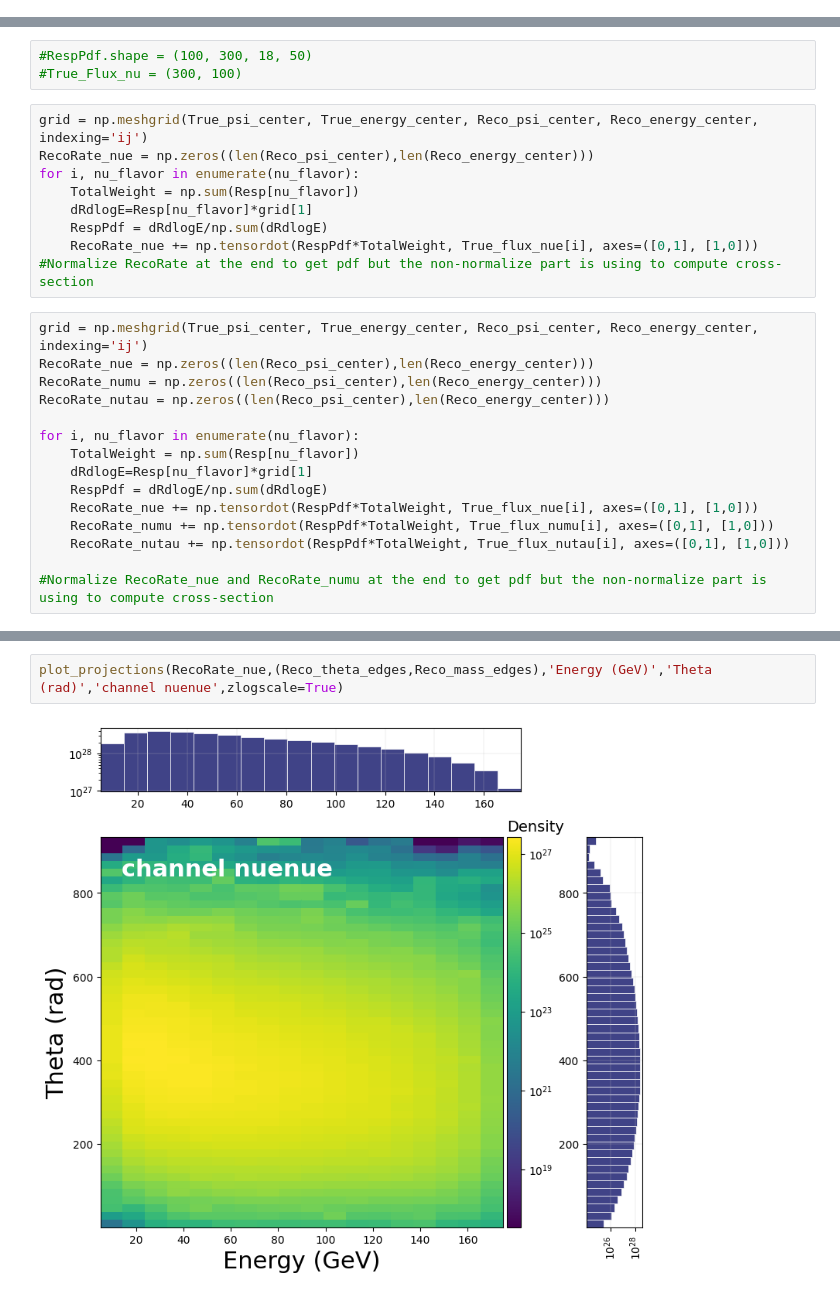
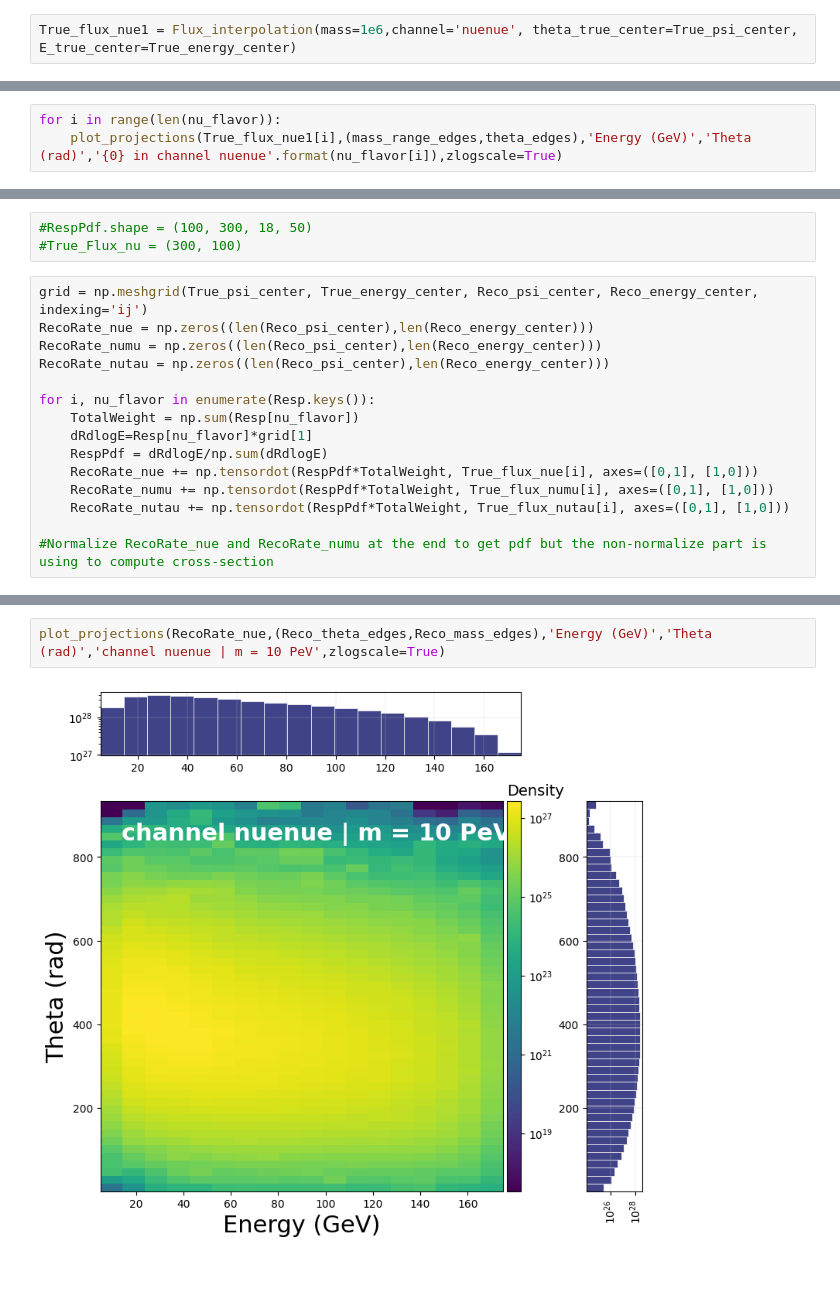
Before and after one commit to danaevld/IceCube, a Jupyter notebook: PDF_using_resp_matrix.ipynb, the cells around one changed output, grey strips where cells are left out. Saved outputs shown, nothing was run; the diff lists cells and outputs as text.

```diff
--- a/PDF_using_resp_matrix.ipynb
+++ b/PDF_using_resp_matrix.ipynb
@@ -38,0 +100,2 @@ Reco_psi_center = resp_matrix_data['Bin']['reco_psi_center']
+# %%
+True_flux_nue1 = Flux_interpolation(mass=1e6,channel='nuenue', theta_true_center=True_psi_center, E_true_center=True_energy_center)
@@ -76,3 +170,6 @@ theta_edges = np.histogram_bin_edges(theta,bins=len(theta))
 mass_range_edges = np.histogram_bin_edges(mass_range,bins=len(mass_range))
 Reco_mass_edges = np.histogram_bin_edges(Reco_energy_center,bins=len(Reco_energy_center))
 Reco_theta_edges = np.histogram_bin_edges(Reco_psi_center,bins=len(Reco_psi_center))
+# %%
+for i in range(len(nu_flavor)):
+    plot_projections(True_flux_nue1[i],(mass_range_edges,theta_edges),'Energy (GeV)','Theta (rad)','{0} in channel nuenue'.format(nu_flavor[i]),zlogscale=True)
@@ -91,22 +193,13 @@ for i in range(len(nu_flavor)):
 # %%
 #RespPdf.shape = (100, 300, 18, 50)
 #True_Flux_nu = (300, 100)
-# %%
-grid = np.meshgrid(True_psi_center, True_energy_center, Reco_psi_center, Reco_energy_center, indexing='ij')
-RecoRate_nue = np.zeros((len(Reco_psi_center),len(Reco_energy_center)))
-for i, nu_flavor in enumerate(nu_flavor):
-    TotalWeight = np.sum(Resp[nu_flavor])
-    dRdlogE=Resp[nu_flavor]*grid[1]
-    RespPdf = dRdlogE/np.sum(dRdlogE)
-    RecoRate_nue += np.tensordot(RespPdf*TotalWeight, True_flux_nue[i], axes=([0,1], [1,0]))
-#Normalize RecoRate at the end to get pdf but the non-normalize part is using to compute cross-section
 # %%
 grid = np.meshgrid(True_psi_center, True_energy_center, Reco_psi_center, Reco_energy_center, indexing='ij')
 RecoRate_nue = np.zeros((len(Reco_psi_center),len(Reco_energy_center)))
 RecoRate_numu = np.zeros((len(Reco_psi_center),len(Reco_energy_center)))
 RecoRate_nutau = np.zeros((len(Reco_psi_center),len(Reco_energy_center)))
 
-for i, nu_flavor in enumerate(nu_flavor):
+for i, nu_flavor in enumerate(Resp.keys()):
     TotalWeight = np.sum(Resp[nu_flavor])
     dRdlogE=Resp[nu_flavor]*grid[1]
     RespPdf = dRdlogE/np.sum(dRdlogE)
@@ -120,6 +261,6 @@ KeyError: 'n'
 # %%
-plot_projections(RecoRate_nue,(Reco_theta_edges,Reco_mass_edges),'Energy (GeV)','Theta (rad)','channel nuenue',zlogscale=True)
+plot_projections(RecoRate_nue,(Reco_theta_edges,Reco_mass_edges),'Energy (GeV)','Theta (rad)','channel nuenue | m = 10 PeV',zlogscale=True)
 # %% [output]
-[figure, old version]
+[figure, new version]
 # %%
 plot_projections(RecoRate_numu,(Reco_theta_edges,Reco_mass_edges),'Energy (GeV)','Theta (rad)','channel numunumu',zlogscale=True)
```
Also changed, not shown: parts of 23 cells of this notebook.
